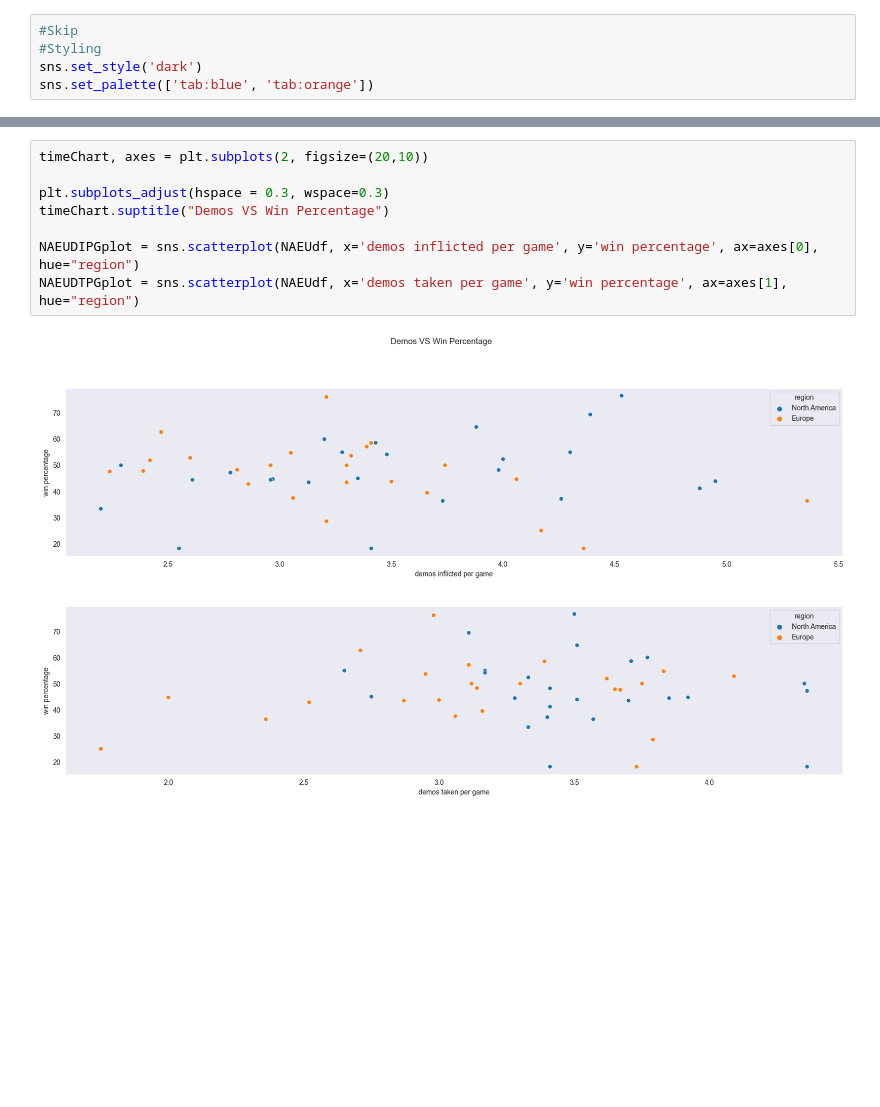
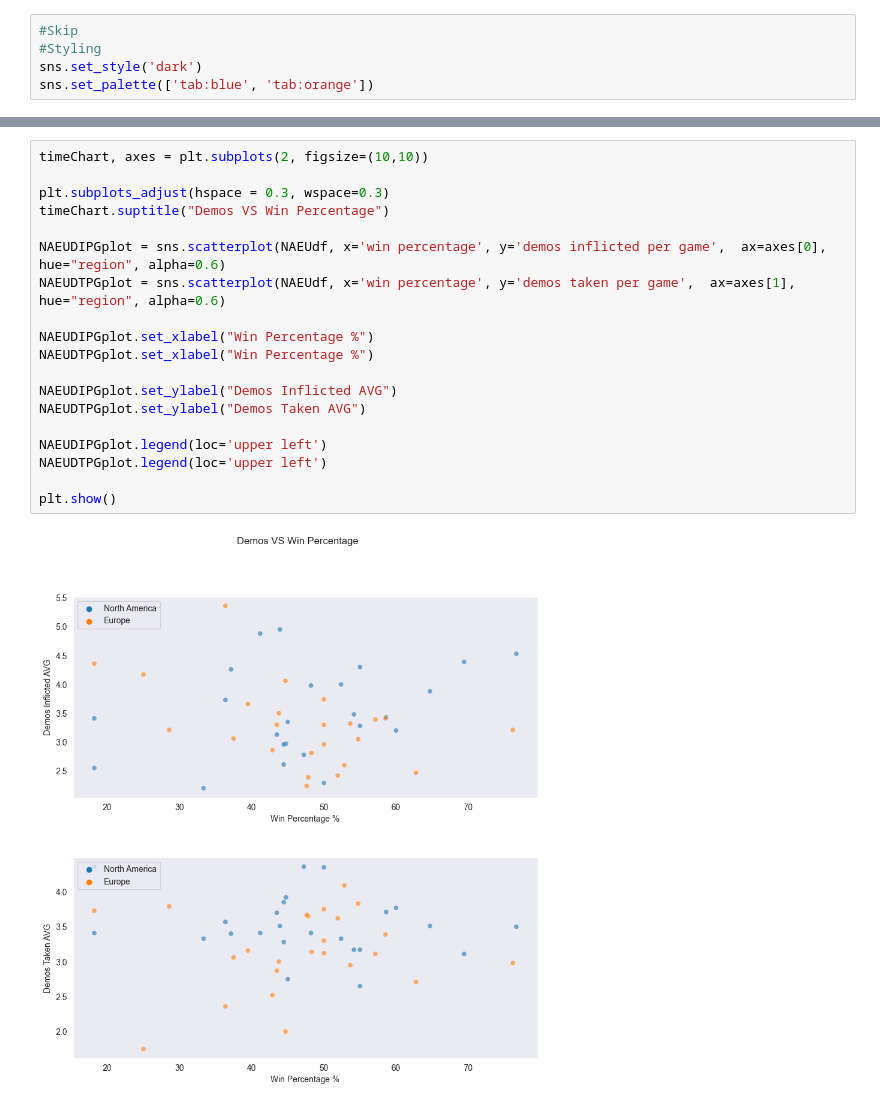
Before and after one commit to dewy413/DataVizFinal, a Jupyter notebook: main.ipynb, the cells around one changed output, grey strips where cells are left out. Drawn from its saved outputs; the diff is of its cells as text; blank space fills up the shorter version.

```diff
--- a/main.ipynb
+++ b/main.ipynb
@@ -141,10 +151,21 @@ plt.show()
 # %%
-timeChart, axes = plt.subplots(2, figsize=(20,10))
+timeChart, axes = plt.subplots(2, figsize=(10,10))
 
 plt.subplots_adjust(hspace = 0.3, wspace=0.3)
 timeChart.suptitle("Demos VS Win Percentage")
 
-NAEUDIPGplot = sns.scatterplot(NAEUdf, x='demos inflicted per game', y='win percentage', ax=axes[0], hue="region")
-NAEUDTPGplot = sns.scatterplot(NAEUdf, x='demos taken per game', y='win percentage', ax=axes[1], hue="region")
+NAEUDIPGplot = sns.scatterplot(NAEUdf, x='win percentage', y='demos inflicted per game',  ax=axes[0], hue="region", alpha=0.6)
+NAEUDTPGplot = sns.scatterplot(NAEUdf, x='win percentage', y='demos taken per game',  ax=axes[1], hue="region", alpha=0.6)
+
+NAEUDIPGplot.set_xlabel("Win Percentage %")
+NAEUDTPGplot.set_xlabel("Win Percentage %")
+
+NAEUDIPGplot.set_ylabel("Demos Inflicted AVG")
+NAEUDTPGplot.set_ylabel("Demos Taken AVG")
+
+NAEUDIPGplot.legend(loc='upper left')
+NAEUDTPGplot.legend(loc='upper left')
+
+plt.show()
 # %% [output]
-[figure, old version]
+[figure, new version]
```
Also changed, not shown: parts of 7 cells of this notebook.
